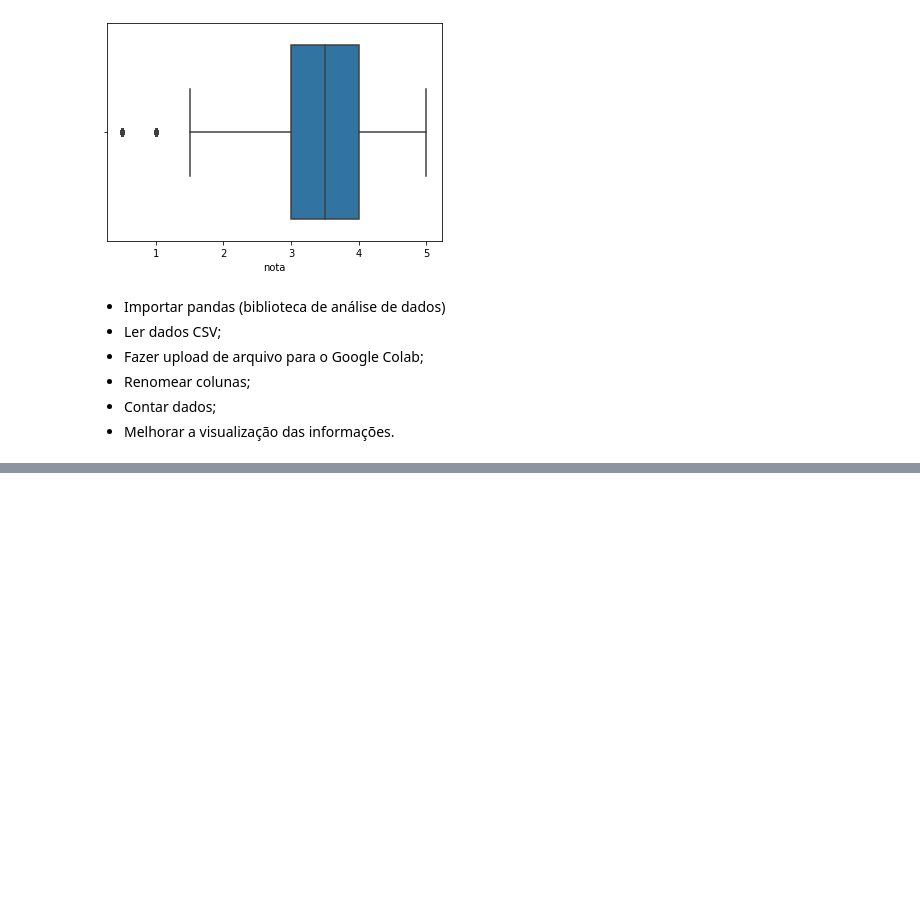
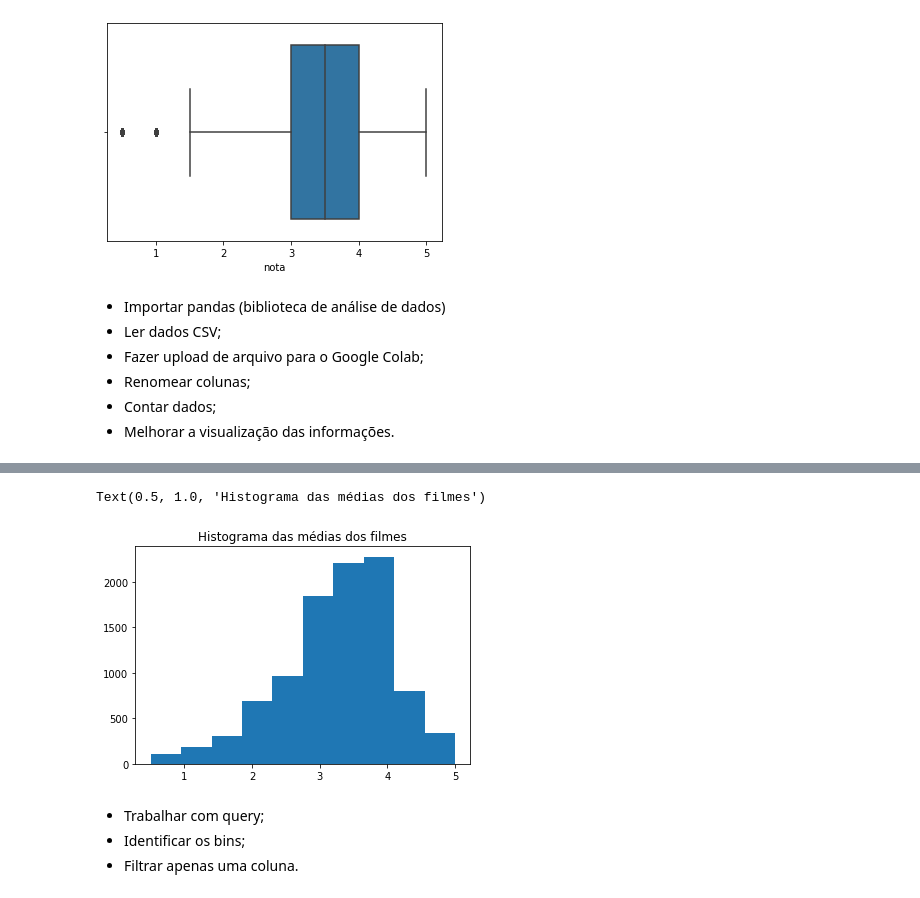
Before and after one commit to Gleis0nLemos/StartDataScience, a Jupyter notebook: StartDataScience.ipynb, the cells around one changed output, grey strips where cells are left out. Drawn from its saved outputs; the diff is of its cells as text; code cells hidden in the pictures; blank space fills up the shorter version.

```diff
--- a/StartDataScience.ipynb
+++ b/StartDataScience.ipynb
@@ -92,0 +168,10 @@ sns.boxplot(notas.nota)
+# %%
+plt.hist(medias_por_filme)
+plt.title('Histograma das médias dos filmes')
+# %% [output]
+Text(0.5, 1.0, 'Histograma das médias dos filmes')
+[figure, added]
+# %% [markdown]
+- Trabalhar com query;
+- Identificar os bins;
+- Filtrar apenas uma coluna.
```
Also changed, not shown: parts of 13 cells of this notebook.
